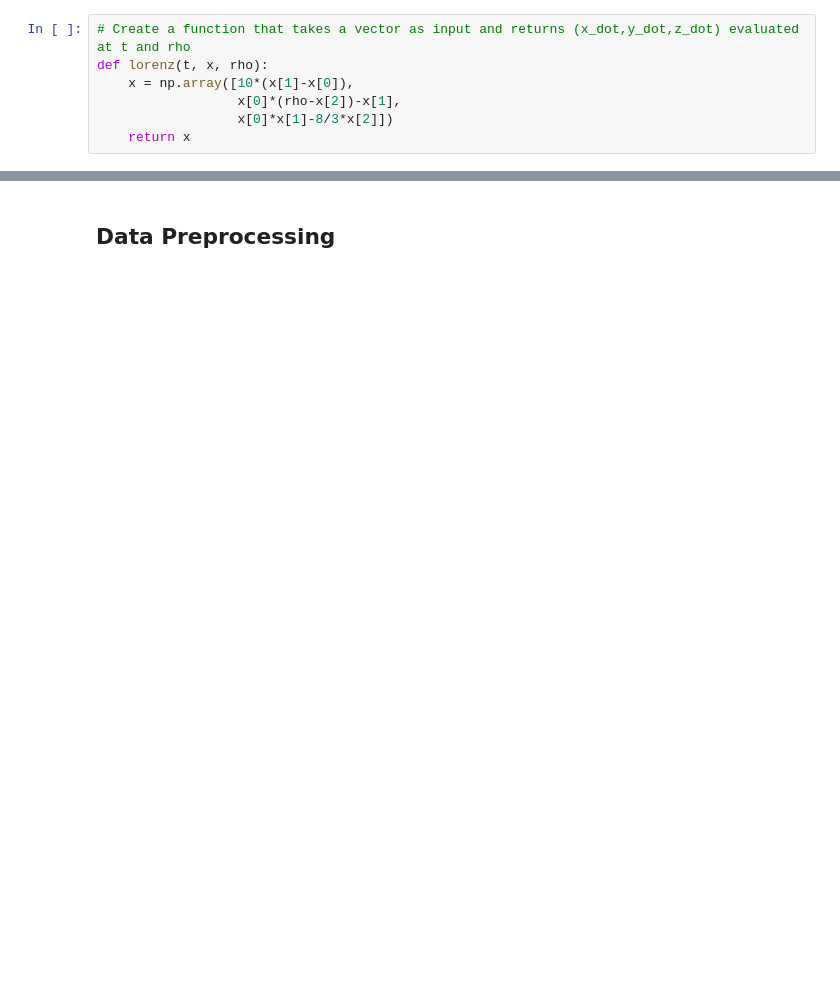
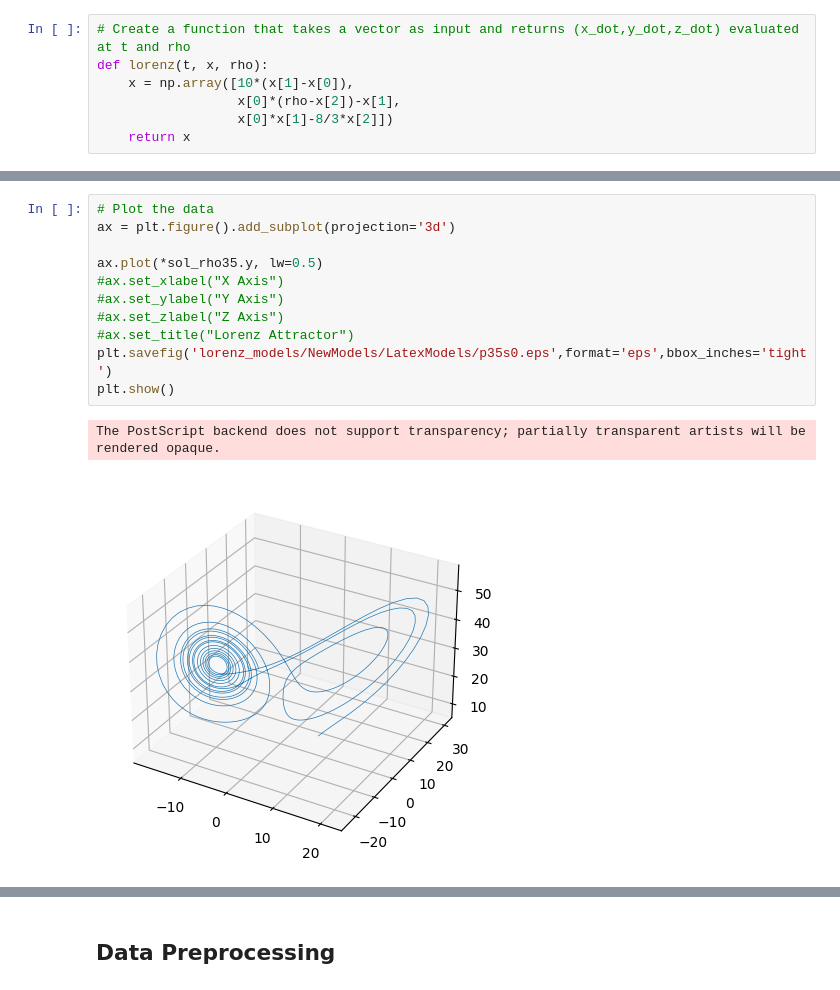
Before and after one commit to SamirVK/DNN-Lorenz, a Jupyter notebook: src.ipynb, the cells around one changed output, grey strips where cells are left out. Saved outputs shown, nothing was run; the diff lists cells and outputs as text; blank space fills up the shorter version.

```diff
--- a/src.ipynb
+++ b/src.ipynb
@@ -57,3 +74,17 @@ sol_rho40 = solve_ivp(lorenz, [0,1000], inits, t_eval=t_eval, args=(40,))
+# %%
+# Plot the data
+ax = plt.figure().add_subplot(projection='3d')
+
+ax.plot(*sol_rho35.y, lw=0.5)
+#ax.set_xlabel("X Axis")
+#ax.set_ylabel("Y Axis")
+#ax.set_zlabel("Z Axis")
+#ax.set_title("Lorenz Attractor")
+plt.savefig('lorenz_models/NewModels/LatexModels/p35s0.eps',format='eps',bbox_inches='tight')
+plt.show()
+# %% [output]
+The PostScript backend does not support transparency; partially transparent artists will be rendered opaque.
+[figure, added]
 # %%
 # Plot the data
 ax = plt.figure().add_subplot(projection='3d')
```
Also changed, not shown: parts of 30 cells of this notebook.
